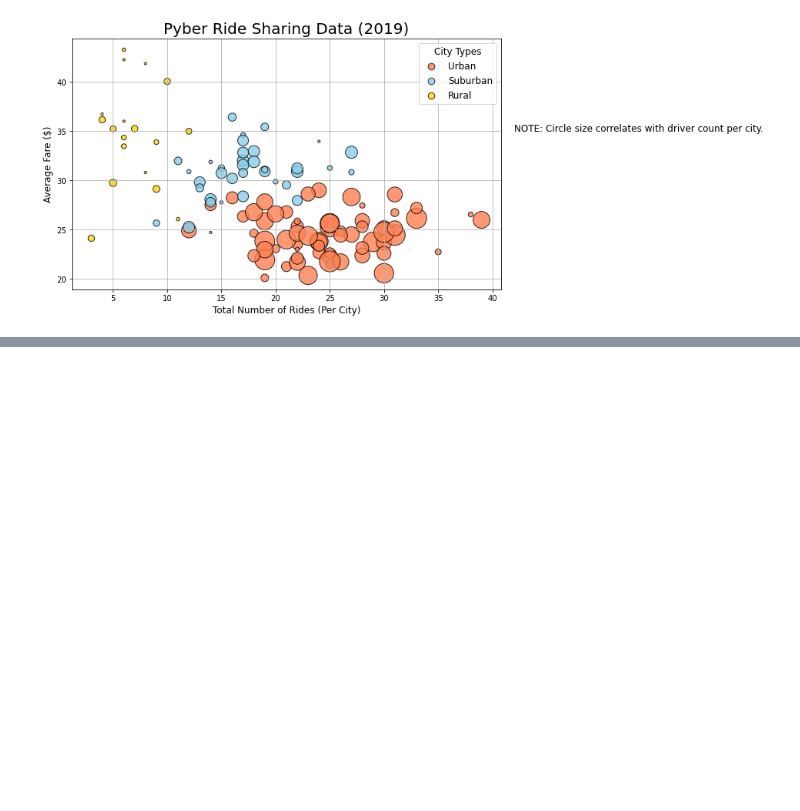
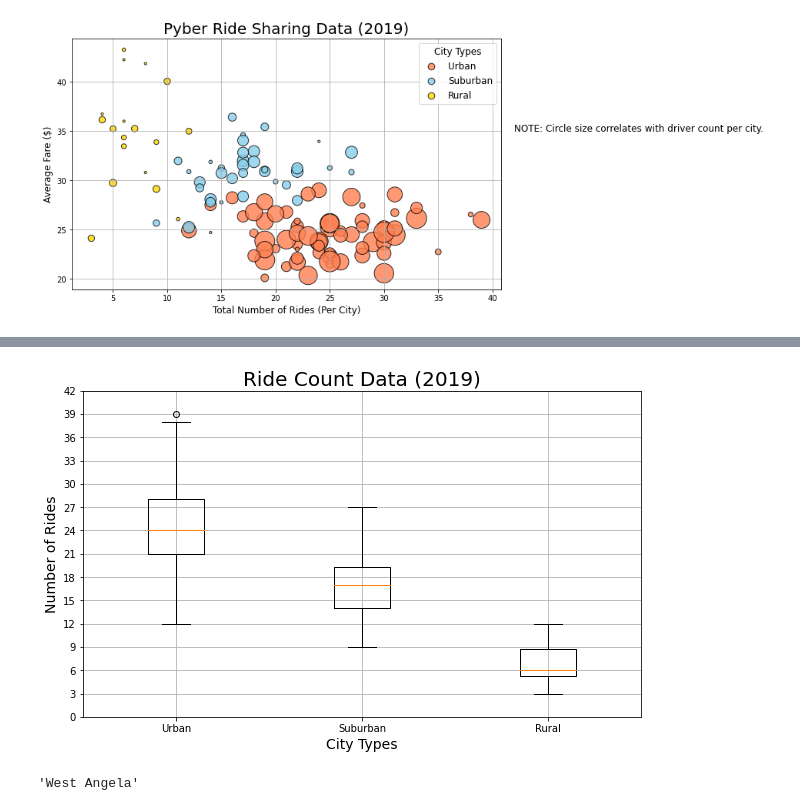
Before and after one commit to hdanso/pyber_analysis, a Jupyter notebook: PyBer.ipynb, the cells around one changed output, grey strips where cells are left out. Saved outputs shown, nothing was run; the diff lists cells and outputs as text; code cells hidden in the pictures; blank space fills up the shorter version.

Commit message:
Updated PyBer analysis

```diff
--- a/PyBer.ipynb
+++ b/PyBer.ipynb
@@ -404,0 +786,26 @@ plt.show()
+# %%
+# Add all ride count box and whisker plots to the same graph
+x_labels = ["Urban", "Suburban", "Rural"]
+ride_count = [urban_count, suburban_count, rural_count]
+
+fig, ax = plt.subplots(figsize=(10, 6))
+ax.boxplot(ride_count, labels=x_labels)
+
+ax.set_title("Ride Count Data (2019)", fontsize=20)
+ax.set_ylabel("Number of Rides", fontsize=14)
+ax.set_xlabel("City Types", fontsize=14)
+ax.set_yticks(np.arange(0,45, step=3.0))
+ax.grid()
+
+# Save the figure
+plt.savefig("analysis/Fig2.png")
+
+plt.show()
+# %% [output]
+[figure, added]
+# %%
+# Get the city that has the number of rides = 39
+urban_outlier = urban_count[urban_count==39].index[0]
+urban_outlier
+# %% [output]
+'West Angela'
```
Also changed, not shown: parts of 55 cells of this notebook.
